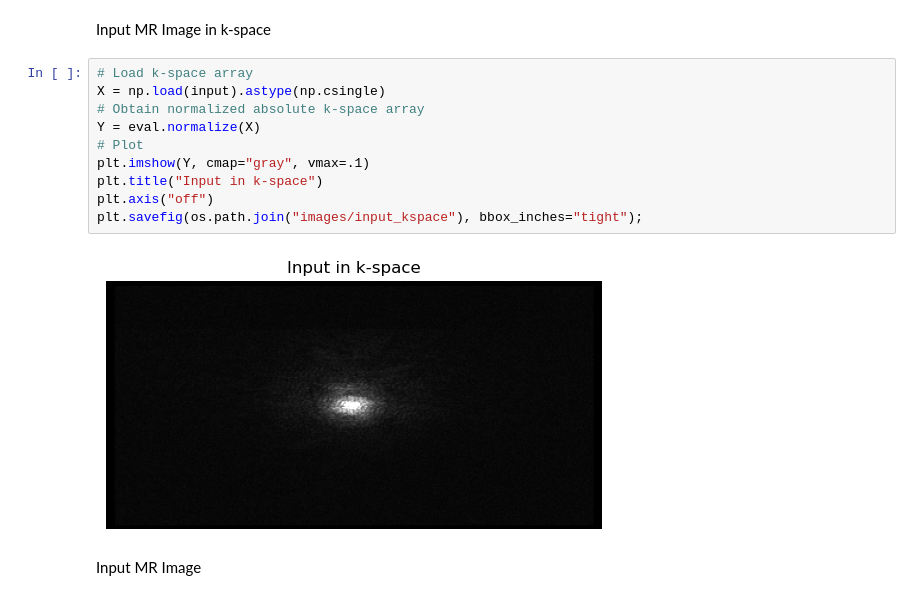
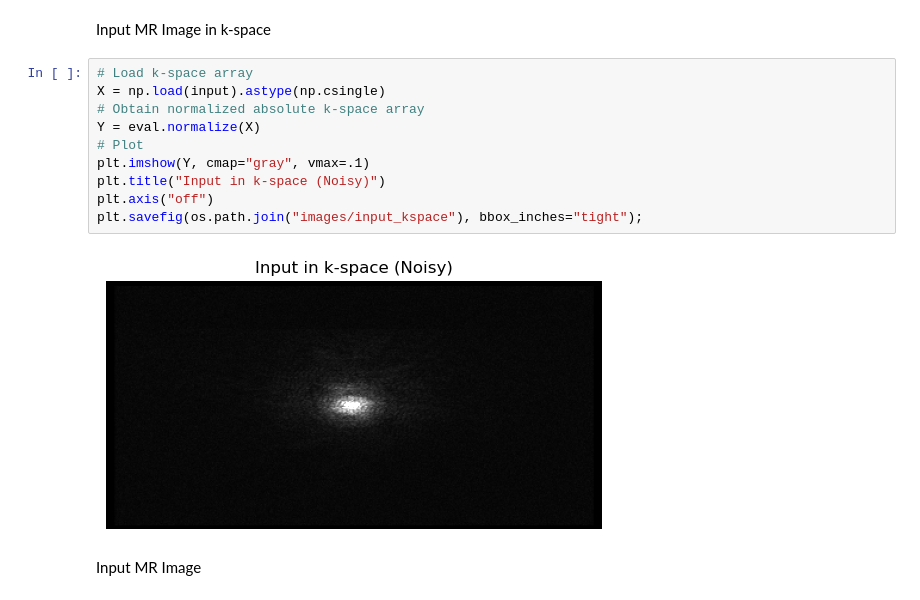
Before and after one commit to vishu-tyagi/MRI-Denoising, a Jupyter notebook: notebooks/explore-data.ipynb, the cells around one changed output. Saved outputs shown, nothing was run; the diff lists cells and outputs as text.

```diff
--- a/notebooks/explore-data.ipynb
+++ b/notebooks/explore-data.ipynb
@@ -40,15 +40,15 @@ Input MR Image in k-space
 # %%
 # Load k-space array
 X = np.load(input).astype(np.csingle)
 # Obtain normalized absolute k-space array
 Y = eval.normalize(X)
 # Plot
 plt.imshow(Y, cmap="gray", vmax=.1)
-plt.title("Input in k-space")
+plt.title("Input in k-space (Noisy)")
 plt.axis("off")
 plt.savefig(os.path.join("images/input_kspace"), bbox_inches="tight");
 # %% [output]
-[figure, old version]
+[figure, new version]
 # %% [markdown]
 Input MR Image
 # %%
```
Also changed, not shown: parts of 1 cell of this notebook.
